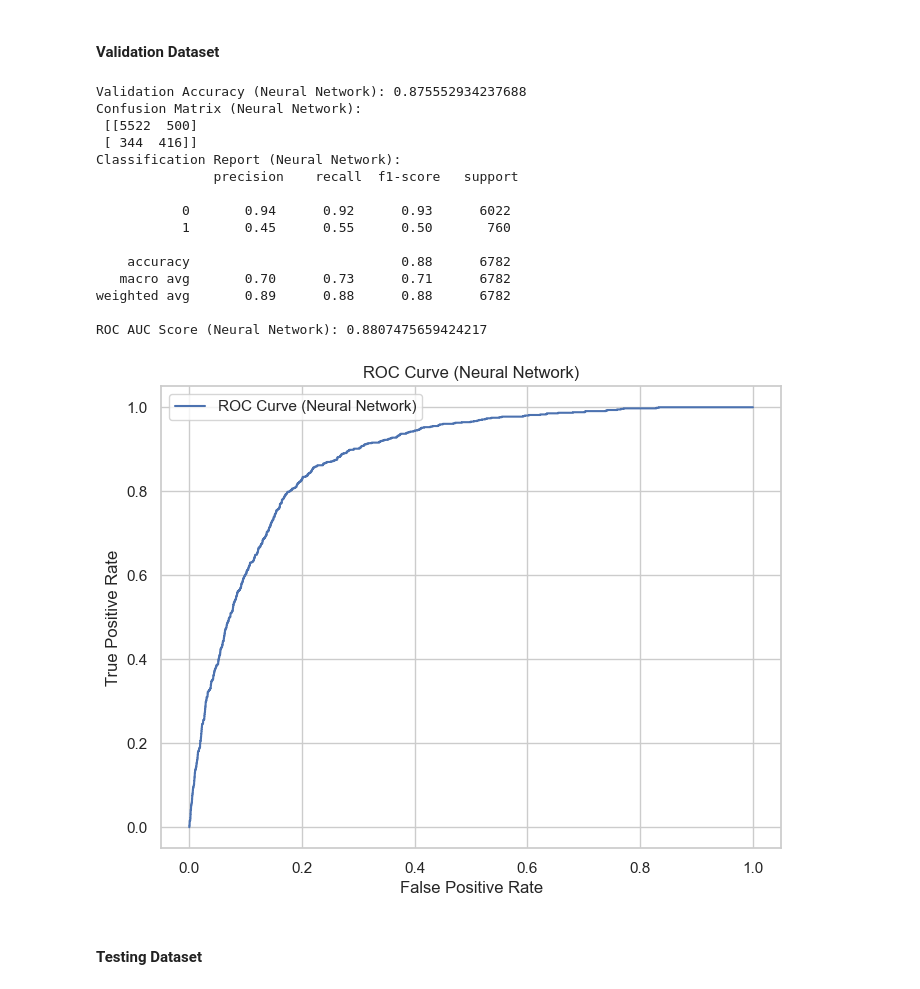
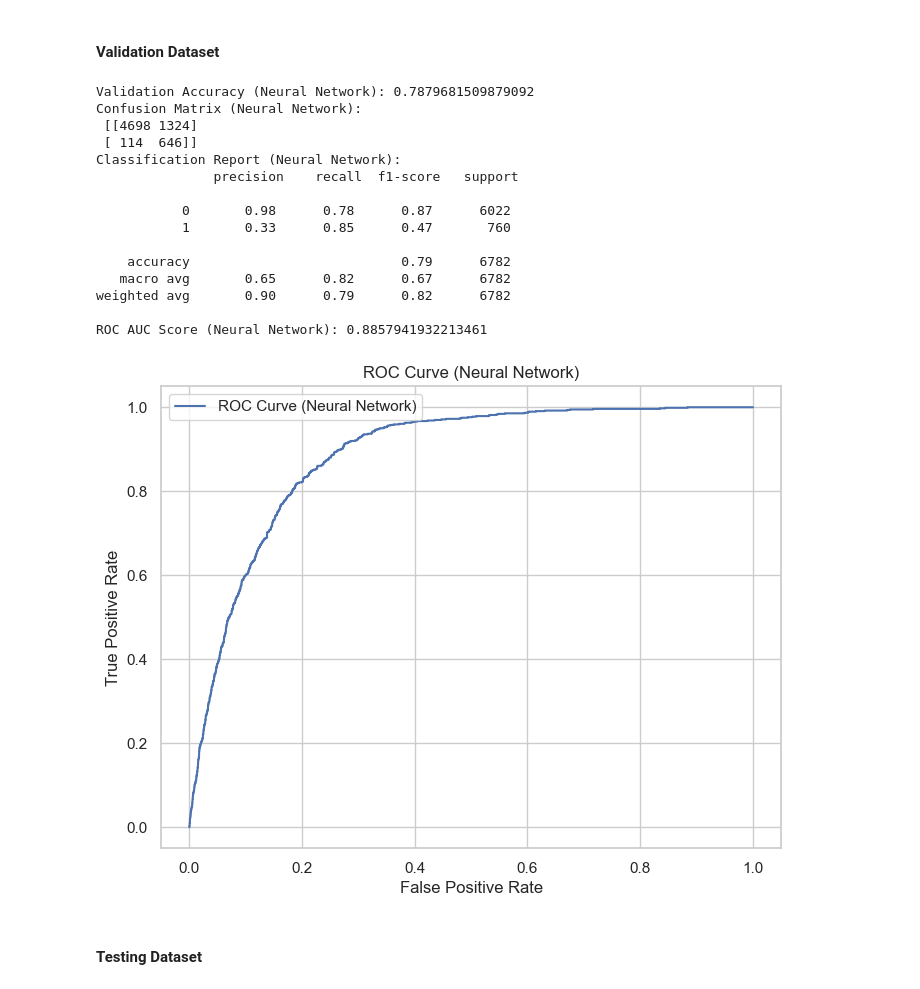
Before and after one commit to CalebMcCurdy/Bank-Term-Deposit-Predictions, a Jupyter notebook: Final Project.ipynb, the cells around one changed output. Cells and saved outputs as stored; diff of their text form; code cells hidden in the pictures.

Commit message:
Added in more explanations, ran all the code, and fixed some datasets used for training

```diff
--- a/Final Project.ipynb
+++ b/Final Project.ipynb
@@ -1781,7 +1830,7 @@ In the test data set, there are 290 rare events. The model correctly classified
 # %%
 # Create and train a Neural Network model
 neural_network = MLPClassifier(hidden_layer_sizes=(100, 50), max_iter=1000, random_state=42)
-neural_network.fit(X_train_trans, y_train)
+neural_network.fit(X_train_under, y_train_under)
 
 # Predict values on the validation set
 y_val_pred_nn = neural_network.predict(X_val_trans)
@@ -1794,43 +1843,43 @@ print("Validation Accuracy (Neural Network):", accuracy_nn)
 confusion_nn = confusion_matrix(y_val, y_val_pred_nn)
 print("Confusion Matrix (Neural Network):\n", confusion_nn)
 
 # Conduct classification report
 report_nn = classification_report(y_val, y_val_pred_nn)
 print("Classification Report (Neural Network):\n", report_nn)
 
 # Calculate ROC AUC
 y_prob_nn = neural_network.predict_proba(X_val_trans)[:, 1]
 roc_auc_nn = roc_auc_score(y_val, y_prob_nn)
 print("ROC AUC Score (Neural Network):", roc_auc_nn)
 
 # Generate ROC curve
 fpr_nn, tpr_nn, _ = roc_curve(y_val, y_prob_nn)
 
 # Display ROC curve
 plt.figure(figsize=(8, 6))
 plt.plot(fpr_nn, tpr_nn, label="ROC Curve (Neural Network)")
 plt.xlabel("False Positive Rate")
 plt.ylabel("True Positive Rate")
 plt.title("ROC Curve (Neural Network)")
 plt.legend()
 plt.show()
 # %% [output]
-Validation Accuracy (Neural Network): 0.875552934237688
+Validation Accuracy (Neural Network): 0.7879681509879092
 Confusion Matrix (Neural Network):
- [[5522  500]
- [ 344  416]]
+ [[4698 1324]
+ [ 114  646]]
 Classification Report (Neural Network):
                precision    recall  f1-score   support
 
-           0       0.94      0.92      0.93      6022
-           1       0.45      0.55      0.50       760
+           0       0.98      0.78      0.87      6022
+           1       0.33      0.85      0.47       760
 
-    accuracy                           0.88      6782
-   macro avg       0.70      0.73      0.71      6782
-weighted avg       0.89      0.88      0.88      6782
+    accuracy                           0.79      6782
+   macro avg       0.65      0.82      0.67      6782
+weighted avg       0.90      0.79      0.82      6782
 
-ROC AUC Score (Neural Network): 0.8807475659424217
+ROC AUC Score (Neural Network): 0.8857941932213461
-[figure, old version]
+[figure, new version]
 # %% [markdown]
 #### Testing Dataset
 # %%
```
Also changed, not shown: parts of 78 cells of this notebook.
